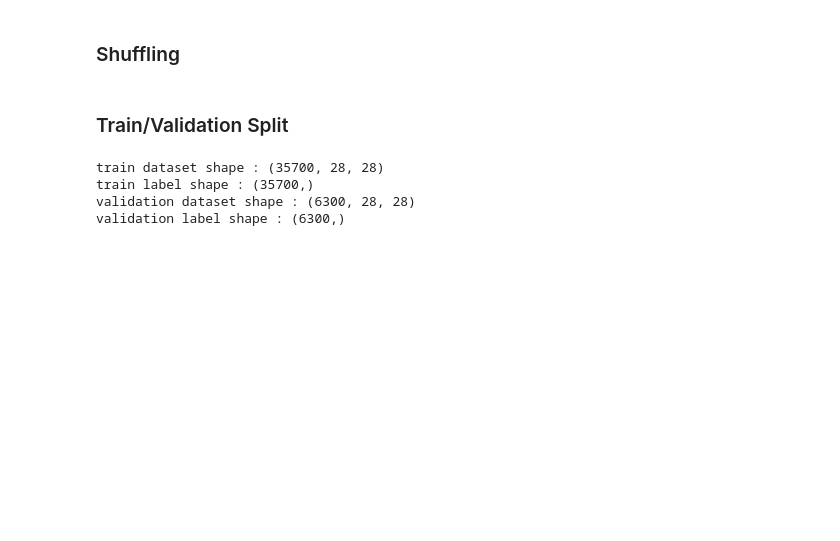
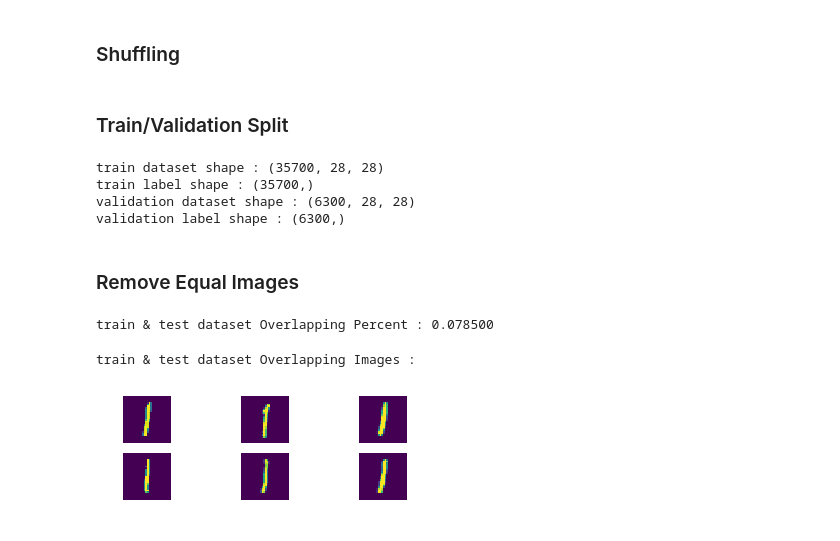
Before and after one commit to erfanMhi/Digit_Recognizer, a Jupyter notebook: Image Recognizer Notebook.ipynb, the cells around one changed output. Saved outputs shown, nothing was run; the diff lists cells and outputs as text; code cells hidden in the pictures; blank space fills up the shorter version.

Commit message:
Remove Equal Images Section Added.

```diff
--- a/Image Recognizer Notebook.ipynb
+++ b/Image Recognizer Notebook.ipynb
@@ -130,6 +130,8 @@ train dataset shape : (35700, 28, 28)
 train label shape : (35700,)
 validation dataset shape : (6300, 28, 28)
 validation label shape : (6300,)
+# %% [markdown]
+### Remove Equal Images
 # %%
 def displayIdenticalImgs(dataset) :
     for i,sample in enumerate(dataset) :
@@ -154,6 +156,18 @@ def overlapping_measure(dataset_1,dataset_2) :
     # calculating the overlapping Score
     overlapping_score = similarity_score / (dataset_1.shape[0] + dataset_2.shape[0])
     return (similar_images,similar_imgs_index_2,overlapping_score)
+
+train_valid_similar_imgs,valid_train_similar_indexes,train_valid_overlapping_score = overlapping_measure(X_train[:1000],X_valid[:1000])
+print("train & test dataset Overlapping Percent : %f" % train_valid_overlapping_score)
+# %% [output]
+train & test dataset Overlapping Percent : 0.078500
+# %%
+sample = np.random.choice(list(train_valid_similar_imgs.keys()))
+print("train & test dataset Overlapping Images : ")
+displayIdenticalImgs(np.append([X_train[sample]],train_valid_similar_imgs[sample],axis=0))
+# %% [output]
+train & test dataset Overlapping Images :
+[figure, added]
 # %%
 def get_NN_model(input_shape,output_shape) :
     # This returns a tensor
```
Also changed, not shown: parts of 3 cells of this notebook, 1 other file.
